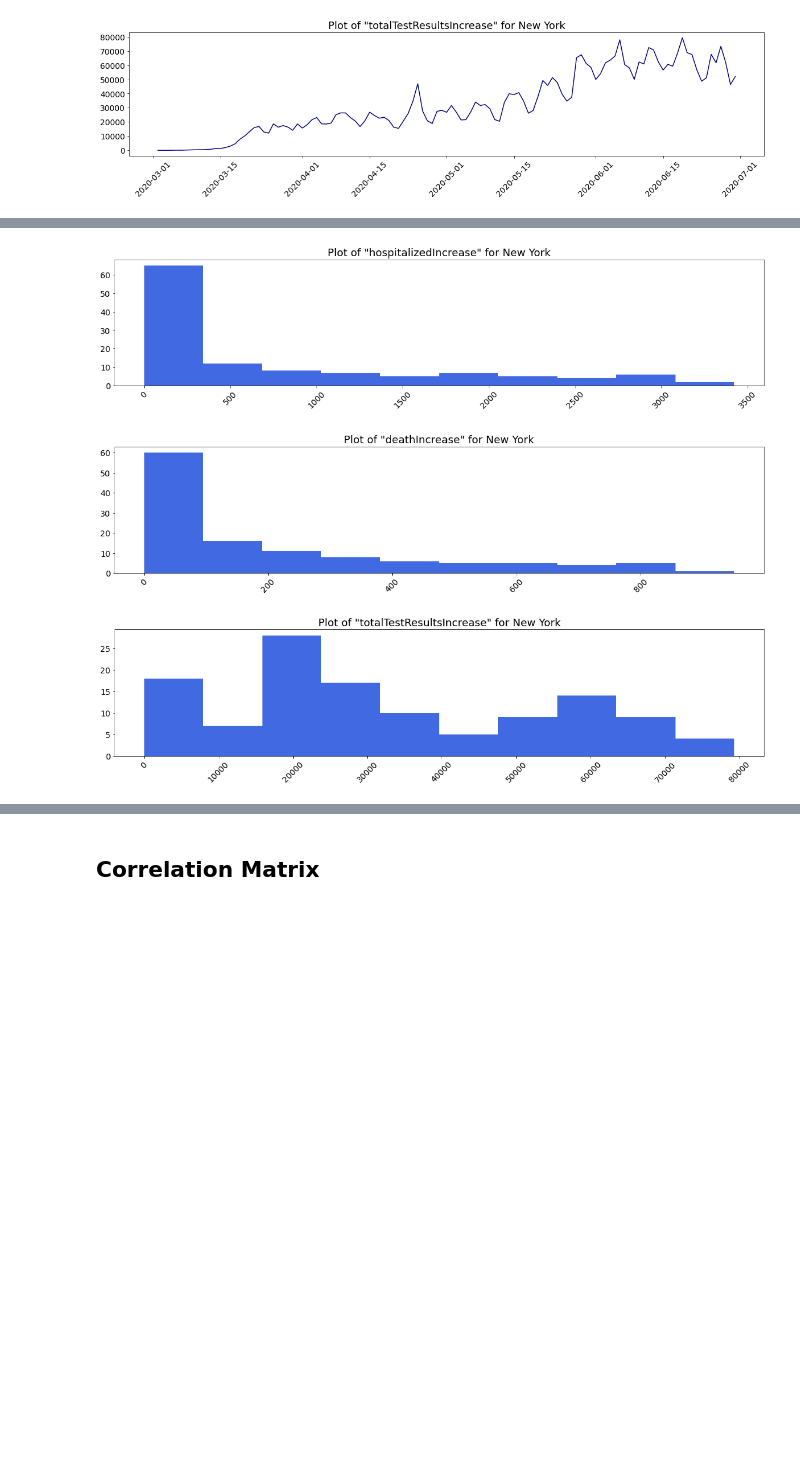
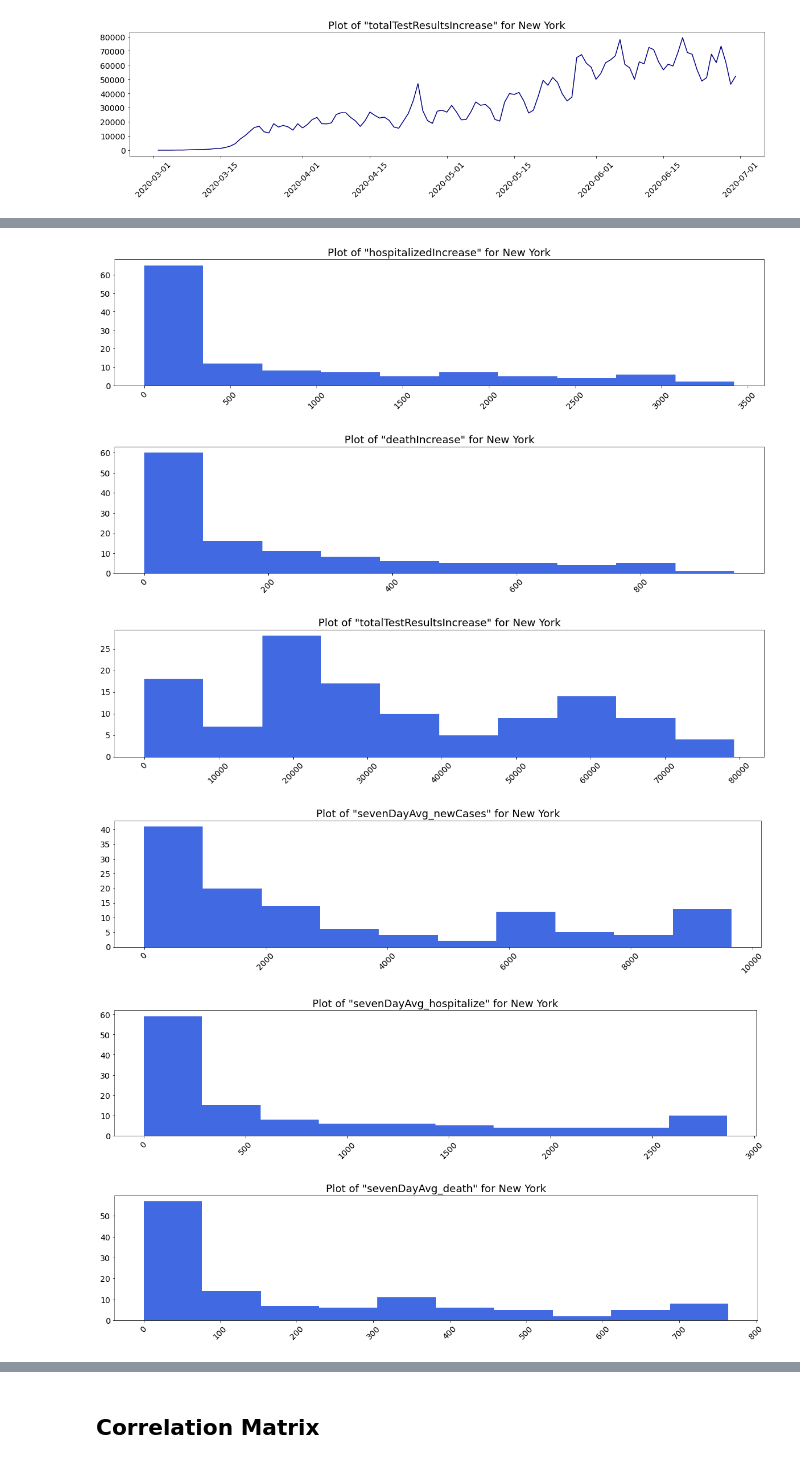
Before and after one commit to JohnKHancock/CUNY_DATA_698_Maters_Project, a Jupyter notebook: project-model/covid19-model-v2.ipynb, the cells around one changed output, grey strips where cells are left out. Drawn from its saved outputs; the diff is of its cells as text; code cells hidden in the pictures; blank space fills up the shorter version.

```diff
--- a/project-model/covid19-model-v2.ipynb
+++ b/project-model/covid19-model-v2.ipynb
@@ -394,13 +423,24 @@ plot_var('sevenDayAvg_testResult')
 # %%
 plot_hist('positiveIncrease')
 
 plot_hist('hospitalizedIncrease')
 
 plot_hist('deathIncrease')
 
 plot_hist('totalTestResultsIncrease')
+
+plot_hist('sevenDayAvg_newCases')
+
+plot_hist('sevenDayAvg_hospitalize')
+
+plot_hist('sevenDayAvg_death')
+
+plot_hist('sevenDayAvg_testResult')
 # %% [output]
 [figure]
 [figure]
 [figure]
 [figure]
+[figure, added]
+[figure, added]
+[figure, added]
```
Also changed, not shown: parts of 29 cells of this notebook, 4 other files.
